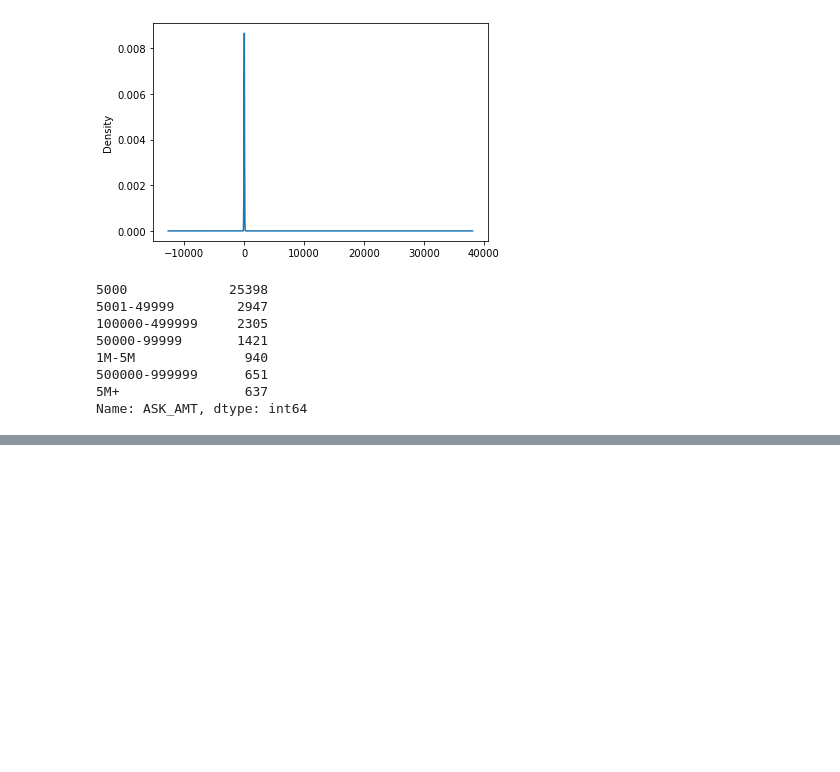
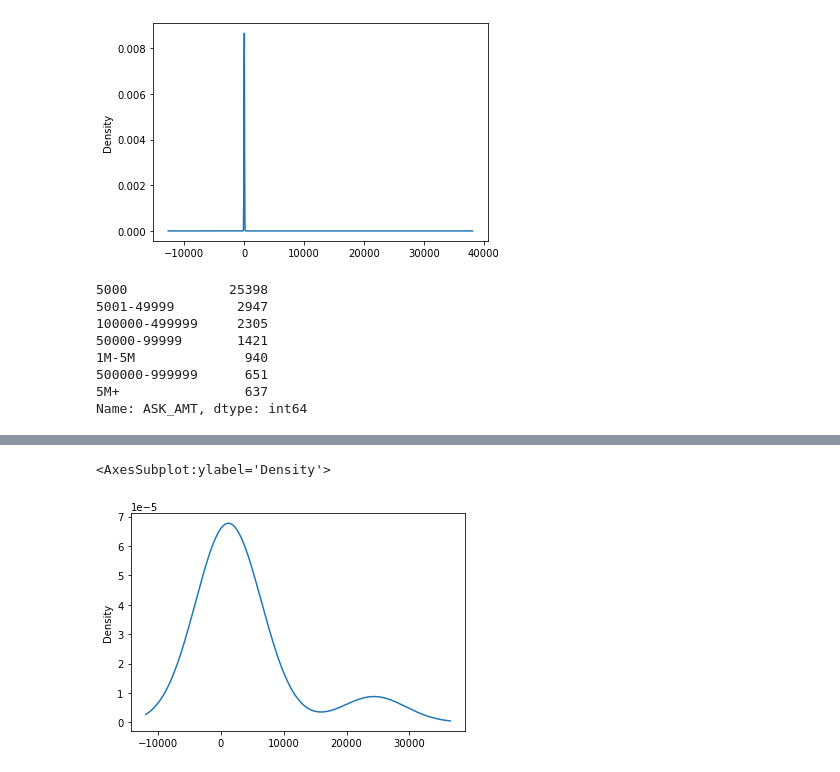
Before and after one commit to ahmed17777/Neural_Network_Charity_Analysis, a Jupyter notebook: AlphabetSoupCharity_Optimization.ipynb, the cells around one changed output, grey strips where cells are left out. Drawn from its saved outputs; the diff is of its cells as text; code cells hidden in the pictures; blank space fills up the shorter version.

```diff
--- a/AlphabetSoupCharity_Optimization.ipynb
+++ b/AlphabetSoupCharity_Optimization.ipynb
@@ -195,4 +195,7 @@ application_df.ASK_AMT.value_counts()
 5M+                637
 Name: ASK_AMT, dtype: int64
 # %%
+# Look at INCOME_AMT value counts for binning
+inc_amount_counts = application_df.INCOME_AMT.value_counts()
+inc_amount_counts
 # %% [output]
@@ -199,0 +212,5 @@ TypeError: no numeric data to plot
+# %%
+inc_amount_counts.plot.density()
+# %% [output]
+<AxesSubplot:ylabel='Density'>
+[figure, added]
```
Also changed, not shown: parts of 3 cells of this notebook.
